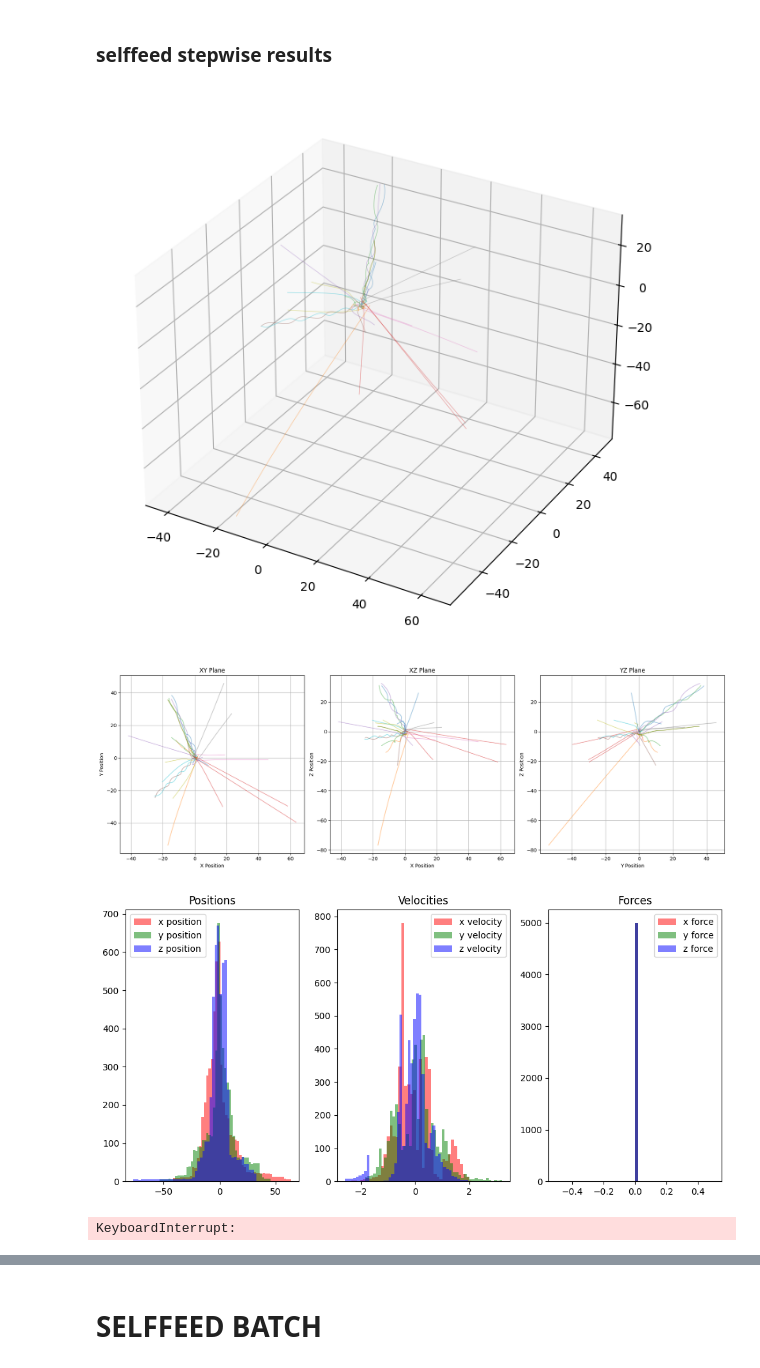
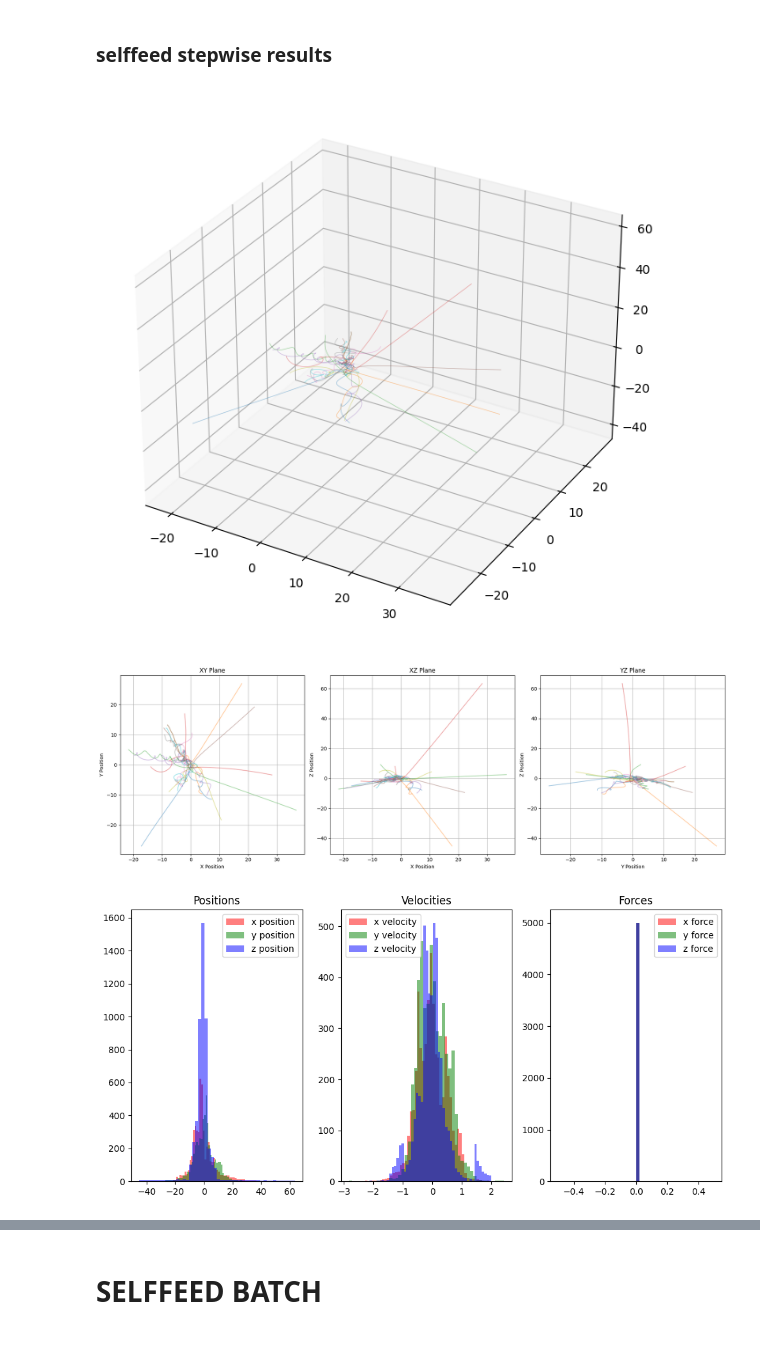
Before and after one commit to TheMightiestCarrot/n_body_approx, a Jupyter notebook: SEGNN_n_body_self_feed.ipynb, the cells around one changed output, grey strips where cells are left out. Drawn from its saved outputs; the diff is of its cells as text; code cells hidden in the pictures.

```diff
--- a/SEGNN_n_body_self_feed.ipynb
+++ b/SEGNN_n_body_self_feed.ipynb
@@ -32,12 +32,12 @@ if len(models) > 1:
 
 model = torch.load(models[0], map_location=device)
 
-dataset_train = GravityDataset(partition='train', dataset_name=args.nbody_name,
-                               max_samples=args.max_samples, neighbours=args.neighbours, target=args.target,
-                               path=os.path.join(run, "gravity"))
+dataset = GravityDataset(partition='test', dataset_name=args.nbody_name,
+                         max_samples=args.max_samples, neighbours=args.neighbours, target=args.target,
+                         path=os.path.join(run, "gravity"))
 
 t_delta = 2
-loc, vel, force, mass = dataset_train.data
+loc, vel, force, mass = dataset.data
 dims = loc.shape[-1]
 boxSize = 5
 particle_index = None
@@ -76,8 +78,8 @@ importlib.reload(segnn_utils)
 
 self_feed_pos, self_feed_vel, self_feed_force = segnn_utils.self_feed_stepwise_prediction(
     model,
-    dataset_train.data,
-    dataset_train.simulation,
+    dataset.data,
+    dataset.simulation,
     args, device,
     simulation_indices=sim_indices,
     steps=steps)
@@ -92,17 +94,16 @@ Simulating 4 Using force: False
 # %%
 %matplotlib inline
 # I suppose this is useless but if anyone wanted to see the actual data
-dataset_train.plot_trajectories_static(self_feed_pos, max_sims=100)
+dataset.plot_trajectories_static(self_feed_pos, max_sims=100)
 # also in 2d
-dataset_train.plot_trajectories_static_3D_to_2D(self_feed_pos, max_sims=100)
+dataset.plot_trajectories_static_3D_to_2D(self_feed_pos, max_sims=100)
 
 # plot distribution of all simulations
-dataset_train.plot_histograms(self_feed_pos, self_feed_vel, self_feed_force, bins=50)
+dataset.plot_histograms(self_feed_pos, self_feed_vel, self_feed_force, bins=50)
 
 # also plot distribution of differences
-dataset_train.plot_differences(self_feed_pos, self_feed_vel, step=2, bins=100)
+dataset.plot_differences(self_feed_pos, self_feed_vel, step=2, bins=100)
 # %% [output]
-[figure, old version]
+[figure, new version]
-[figure, old version]
+[figure, new version]
-[figure, old version]
+[figure, new version]
-KeyboardInterrupt:
```
Also changed, not shown: parts of 14 cells of this notebook, 2 other files.
